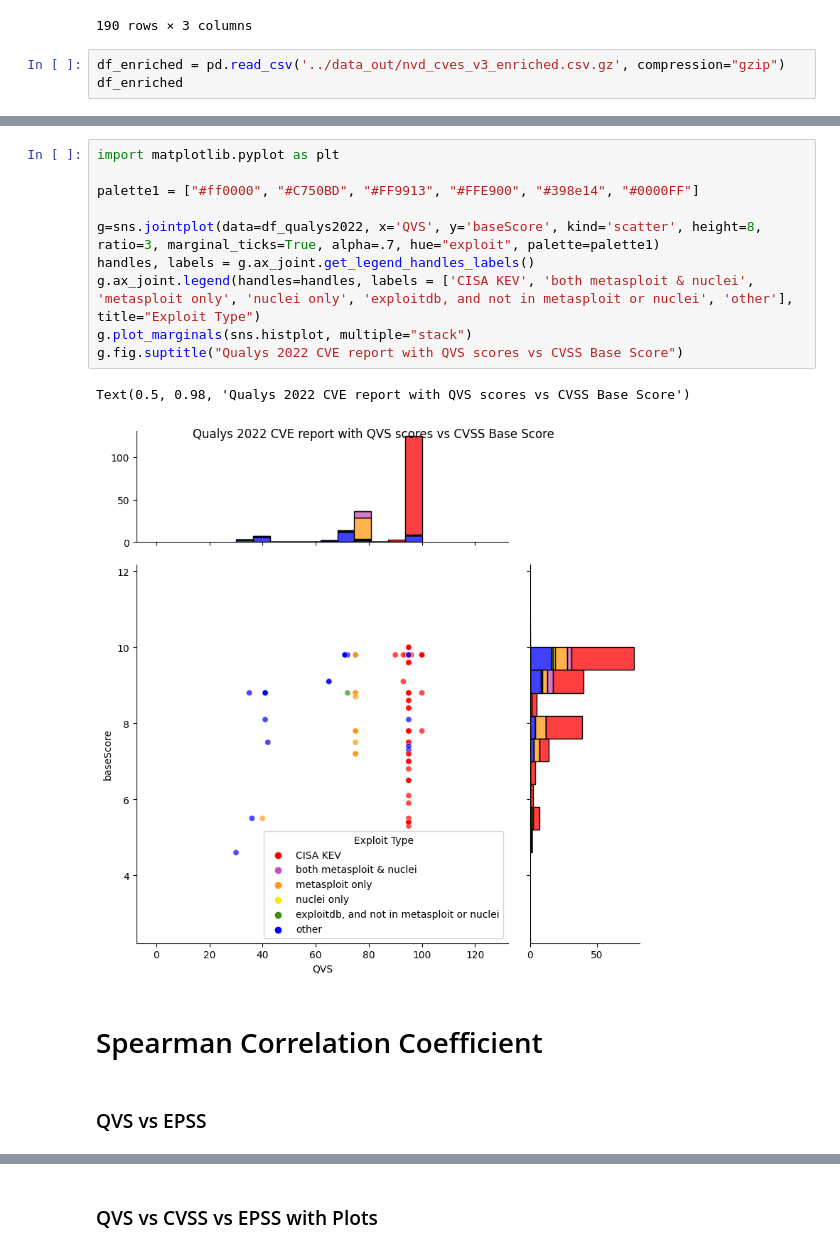
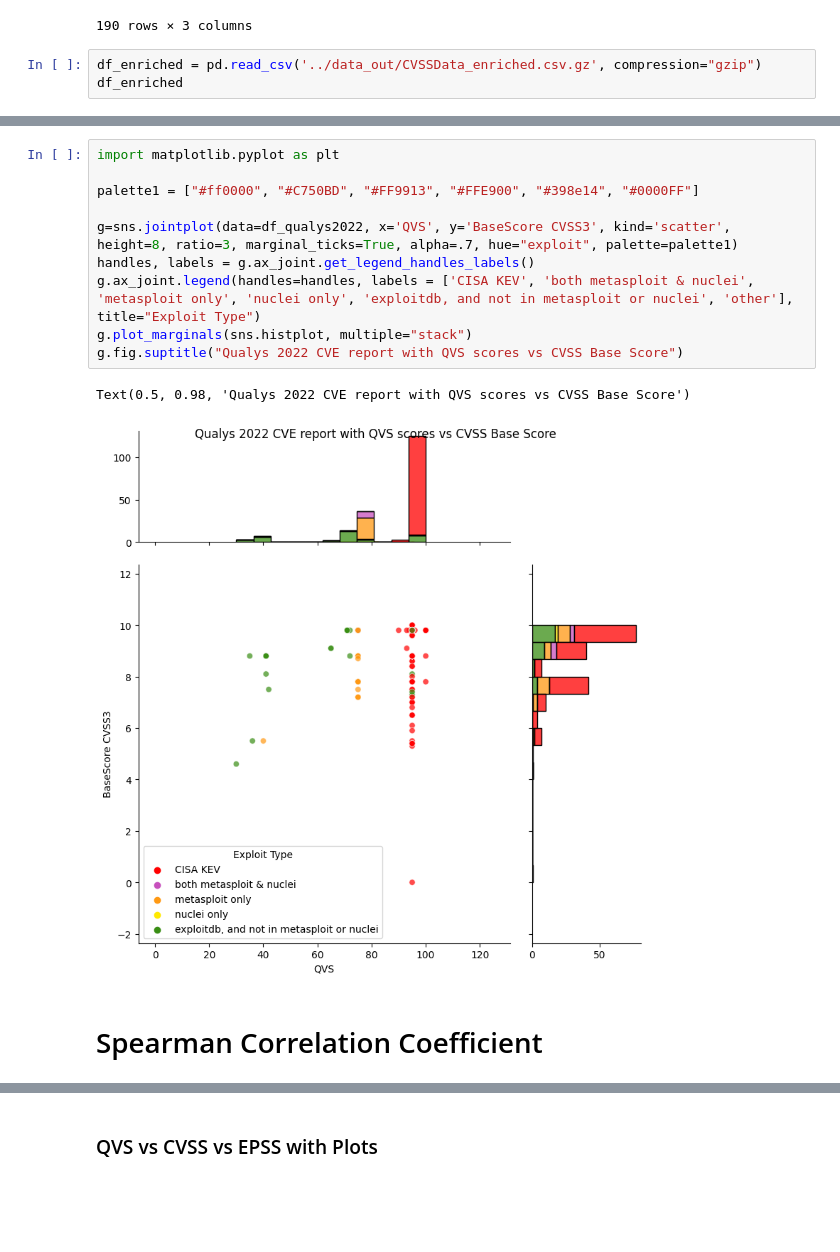
Before and after one commit to RiskBasedPrioritization/RiskBasedPrioritizationAnalysis, a Jupyter notebook: analysis/qualys.ipynb, the cells around one changed output, grey strips where cells are left out. Drawn from its saved outputs; the diff is of its cells as text; blank space fills up the shorter version.

Commit message:
redo all notebooks with all fresh data from today

```diff
--- a/analysis/qualys.ipynb
+++ b/analysis/qualys.ipynb
@@ -24,6 +25,6 @@ df_qualys2022
 | 189 | CVE-2022-45359 | YITH WooCommerce Gift Cards Premi... | 95 |
 190 rows × 3 columns
 # %%
-df_enriched = pd.read_csv('../data_out/nvd_cves_v3_enriched.csv.gz', compression="gzip")
+df_enriched = pd.read_csv('../data_out/CVSSData_enriched.csv.gz', compression="gzip")
 df_enriched
 # %% [output]
@@ -86,17 +105,15 @@ Text(0.5, 0.98, 'Qualys 2022 CVE report with QVS scores vs EPSS')
 # %%
 import matplotlib.pyplot as plt
 
 palette1 = ["#ff0000", "#C750BD", "#FF9913", "#FFE900", "#398e14", "#0000FF"]
 
-g=sns.jointplot(data=df_qualys2022, x='QVS', y='baseScore', kind='scatter', height=8, ratio=3, marginal_ticks=True, alpha=.7, hue="exploit", palette=palette1)
+g=sns.jointplot(data=df_qualys2022, x='QVS', y='BaseScore CVSS3', kind='scatter', height=8, ratio=3, marginal_ticks=True, alpha=.7, hue="exploit", palette=palette1)
 handles, labels = g.ax_joint.get_legend_handles_labels()
 g.ax_joint.legend(handles=handles, labels = ['CISA KEV', 'both metasploit & nuclei', 'metasploit only', 'nuclei only', 'exploitdb, and not in metasploit or nuclei', 'other'], title="Exploit Type")
 g.plot_marginals(sns.histplot, multiple="stack")
 g.fig.suptitle("Qualys 2022 CVE report with QVS scores vs CVSS Base Score")
 # %% [output]
 Text(0.5, 0.98, 'Qualys 2022 CVE report with QVS scores vs CVSS Base Score')
-[figure, old version]
+[figure, new version]
 # %% [markdown]
 # Spearman Correlation Coefficient
-# %% [markdown]
-### QVS vs EPSS
```
Also changed, not shown: parts of 15 cells of this notebook, 40 other files.
